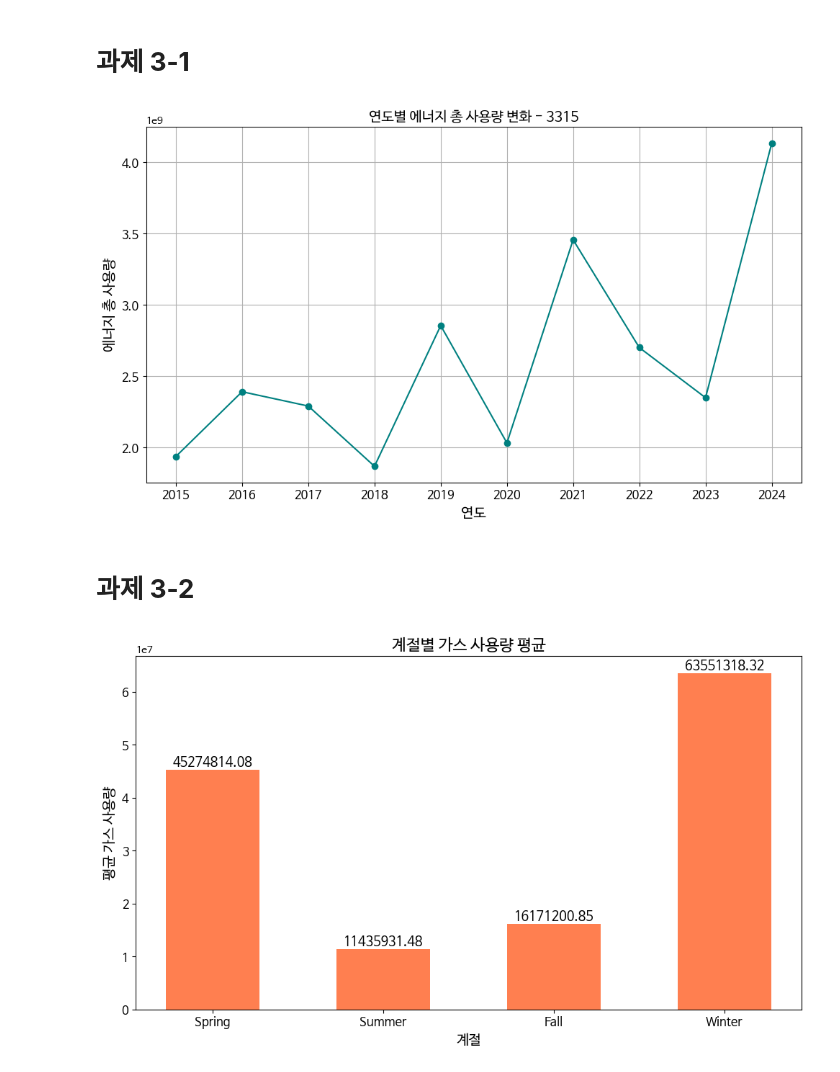
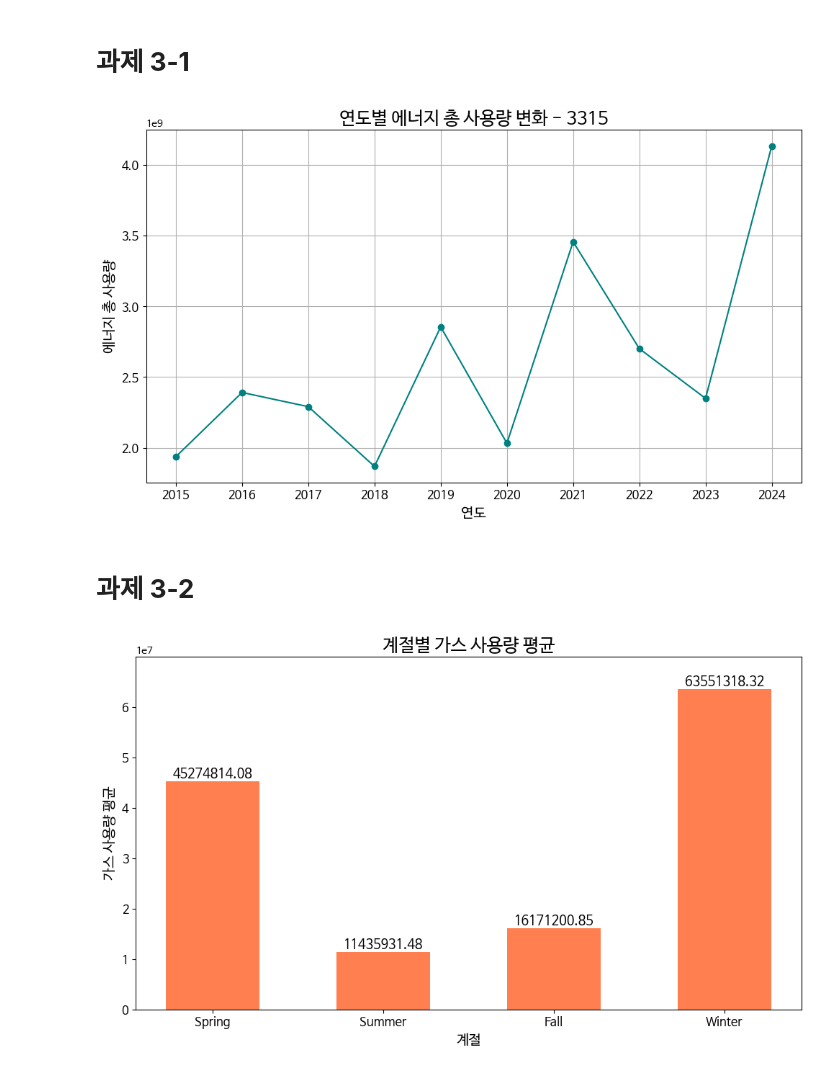
Before and after one commit to imksp/Data-Analysis-with-Open-Source, a Jupyter notebook: assignment.ipynb, the cells around one changed output. Drawn from its saved outputs; the diff is of its cells as text; code cells hidden in the pictures.

```diff
--- a/assignment.ipynb
+++ b/assignment.ipynb
@@ -152,50 +153,53 @@ df[['EUS', 'GUS', 'WUS', 'HUS']] = df[['EUS', 'GUS', 'WUS', 'HUS']].astype(float
 
 # 연도별 총 사용량 계산
 df['TOTAL_USAGE'] = df['EUS'] + df['GUS'] + df['WUS'] + df['HUS']
-yearly_usage = df.groupby('YEAR')['TOTAL_USAGE'].sum().reset_index()
+year_usage = df.groupby('YEAR')['TOTAL_USAGE'].sum().reset_index()
 
 # 시각화
 plt.figure(figsize=(10, 6))
-plt.plot(yearly_usage['YEAR'], yearly_usage['TOTAL_USAGE'], marker='o', linestyle='-', color='teal')
-plt.title('연도별 에너지 총 사용량 변화 - 3315', fontsize=14)  # 학번 뒤 4자리 반영
+plt.plot(year_usage['YEAR'], year_usage['TOTAL_USAGE'], marker='o', linestyle='-', color='teal')
+plt.title('연도별 에너지 총 사용량 변화 - 3315', fontsize=18)
 plt.xlabel('연도', fontsize=14)
 plt.ylabel('에너지 총 사용량', fontsize=14)
 plt.xticks(fontsize=12)
 plt.yticks(fontsize=12)
 plt.grid(True)
 plt.tight_layout()
-plt.savefig('energy_usage_by_year_3315.png')  # 그래프 저장
+plt.savefig('energy_usage_by_year_3315.png')
 plt.show()
 # %% [output]
-[figure, old version]
+[figure, new version]
 # %% [markdown]
 # **과제 3-2**
 # %%
+import matplotlib.pyplot as plt
+import pandas as pd
+
 # 계절별 평균 가스 사용량 계산
 season_gas = df.groupby('SEASON')['GUS'].mean().reset_index()
 season_gas['GUS'] = season_gas['GUS'].astype(float)
 
-# 계절 순서
+# 계절 순서 정렬
 season_order = ['Spring', 'Summer', 'Fall', 'Winter']
 season_gas = season_gas.set_index('SEASON').loc[season_order].reset_index()
 
 # 시각화
-plt.figure(figsize=(10, 6))
-bars = plt.bar(season_gas['SEASON'], season_gas['GUS'], color='coral', width=0.55)
+fig, ax = plt.subplots(figsize=(10, 6))
+bars = ax.bar(season_gas['SEASON'], season_gas['GUS'], color='coral', width=0.55)
 
 # 막대 위에 수치 표시
-for bar in bars:
-    height = bar.get_height()
-    plt.text(bar.get_x() + bar.get_width()/2, height, f'{height:.2f}', ha='center', va='bottom', fontsize=13
-             )
+ax.bar_label(bars, fmt='%.2f', fontsize=13)
 
-plt.title('계절별 가스 사용량 평균', fontsize=16)
-plt.xlabel('계절', fontsize=14)
-plt.ylabel('평균 가스 사용량', fontsize=14)
-plt.xticks(fontsize=12)
-plt.yticks(fontsize=12)
+# 그래프 꾸미기
+ax.set_title('계절별 가스 사용량 평균', fontsize=18)
+ax.set_xlabel('계절', fontsize=14)
+ax.set_ylabel('가스 사용량 평균', fontsize=14)
+ax.tick_params(axis='x', labelsize=12)
+ax.tick_params(axis='y', labelsize=12)
+fig_height = season_gas['GUS'].max()# 바깥 박스와 막대가 너무 붙어서
+ax.set_ylim(0, fig_height * 1.1)# 바깥 박스와 막대가 너무 붙어서
 plt.tight_layout()
-plt.savefig('season_gas_usage.png')  # 그래프 저장
+plt.savefig('season_gas_usage_matplotlib.png')
 plt.show()
 # %% [output]
-[figure, old version]
+[figure, new version]
```
Also changed, not shown: parts of 3 cells of this notebook.
